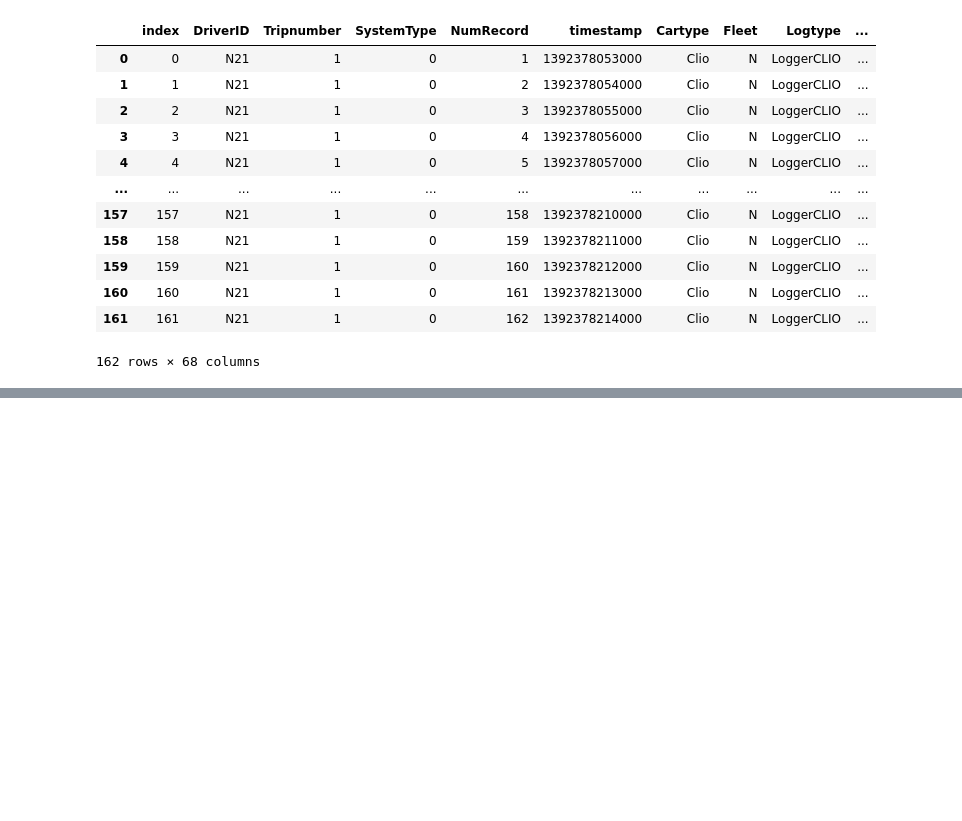
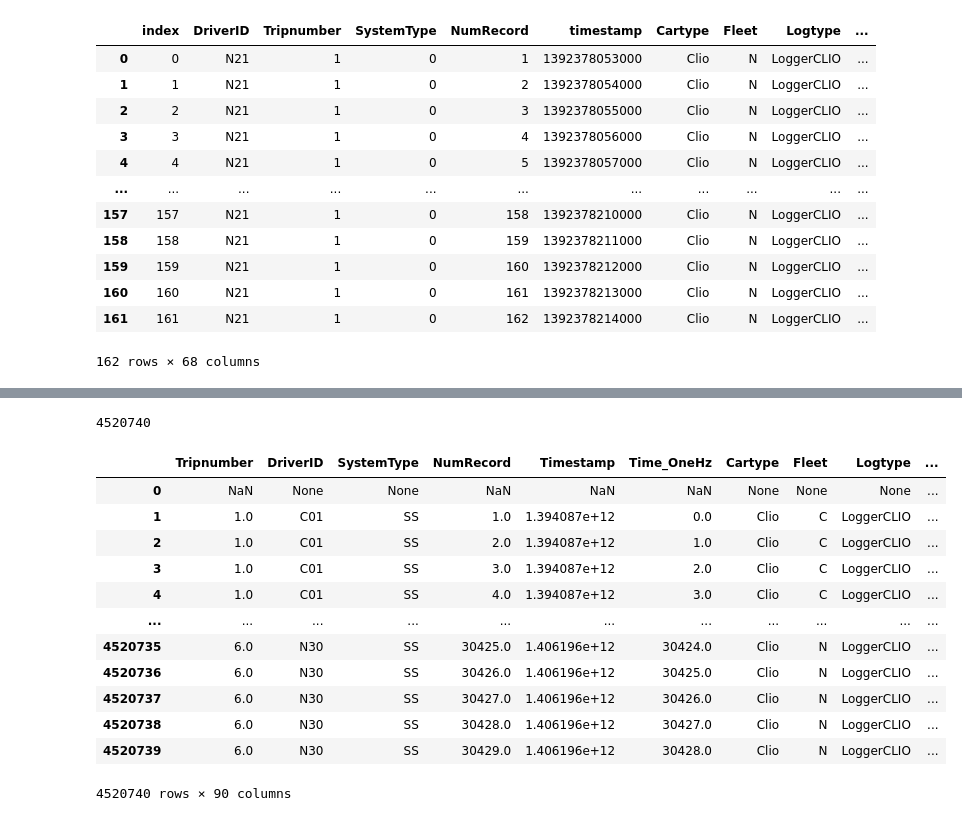
Before and after one commit to ElemCamilo/Cerema-Stage, a Jupyter notebook: Données.ipynb, the cells around one changed output, grey strips where cells are left out. Cells and saved outputs as stored; diff of their text form; code cells hidden in the pictures; blank space fills up the shorter version.

```diff
--- a/Données.ipynb
+++ b/Données.ipynb
@@ -169,0 +222,4 @@ df
+# %%
+print(len(nouvelle_colonne))
+# %% [output]
+4520740
@@ -169,0 +230,18 @@ df
+# %%
+df = pd.read_feather('C:/Users/camal/Documents/Stage Cerema/Donnees/ecodriverfinaldata.ftr')
+# %%
+df
+# %% [output]
+|  | Tripnumber | DriverID | SystemType | NumRecord | Timestamp | Time_OneHz | Cartype | Fleet | Logtype | ... |
+| 0 | NaN | None | None | NaN | NaN | NaN | None | None | None | ... |
+| 1 | 1.0 | C01 | SS | 1.0 | 1.394087e+12 | 0.0 | Clio | C | LoggerCLIO | ... |
+| 2 | 1.0 | C01 | SS | 2.0 | 1.394087e+12 | 1.0 | Clio | C | LoggerCLIO | ... |
+| 3 | 1.0 | C01 | SS | 3.0 | 1.394087e+12 | 2.0 | Clio | C | LoggerCLIO | ... |
+| 4 | 1.0 | C01 | SS | 4.0 | 1.394087e+12 | 3.0 | Clio | C | LoggerCLIO | ... |
+| ... | ... | ... | ... | ... | ... | ... | ... | ... | ... | ... |
+| 4520735 | 6.0 | N30 | SS | 30425.0 | 1.406196e+12 | 30424.0 | Clio | N | LoggerCLIO | ... |
+| 4520736 | 6.0 | N30 | SS | 30426.0 | 1.406196e+12 | 30425.0 | Clio | N | LoggerCLIO | ... |
+| 4520737 | 6.0 | N30 | SS | 30427.0 | 1.406196e+12 | 30426.0 | Clio | N | LoggerCLIO | ... |
+| 4520738 | 6.0 | N30 | SS | 30428.0 | 1.406196e+12 | 30427.0 | Clio | N | LoggerCLIO | ... |
+| 4520739 | 6.0 | N30 | SS | 30429.0 | 1.406196e+12 | 30428.0 | Clio | N | LoggerCLIO | ... |
+4520740 rows × 90 columns
```
Also changed, not shown: parts of 34 cells of this notebook, 1 other file.
